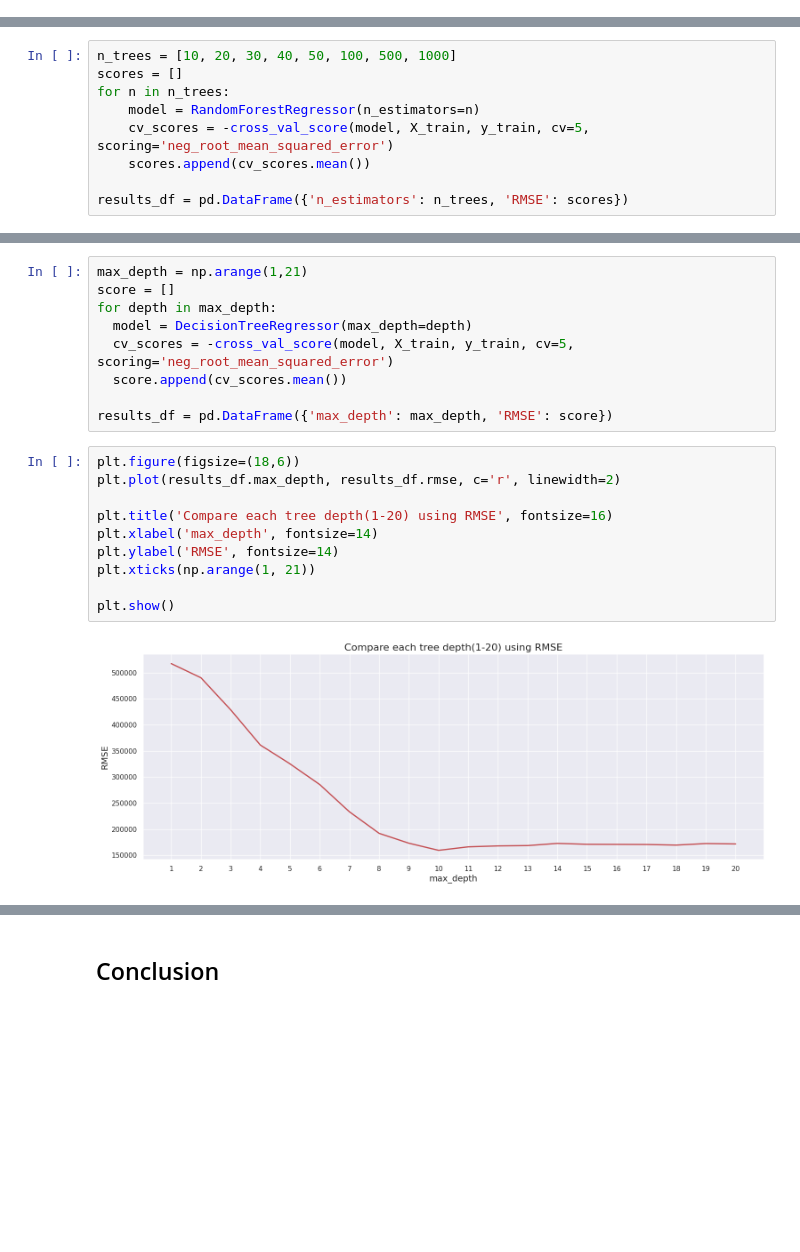
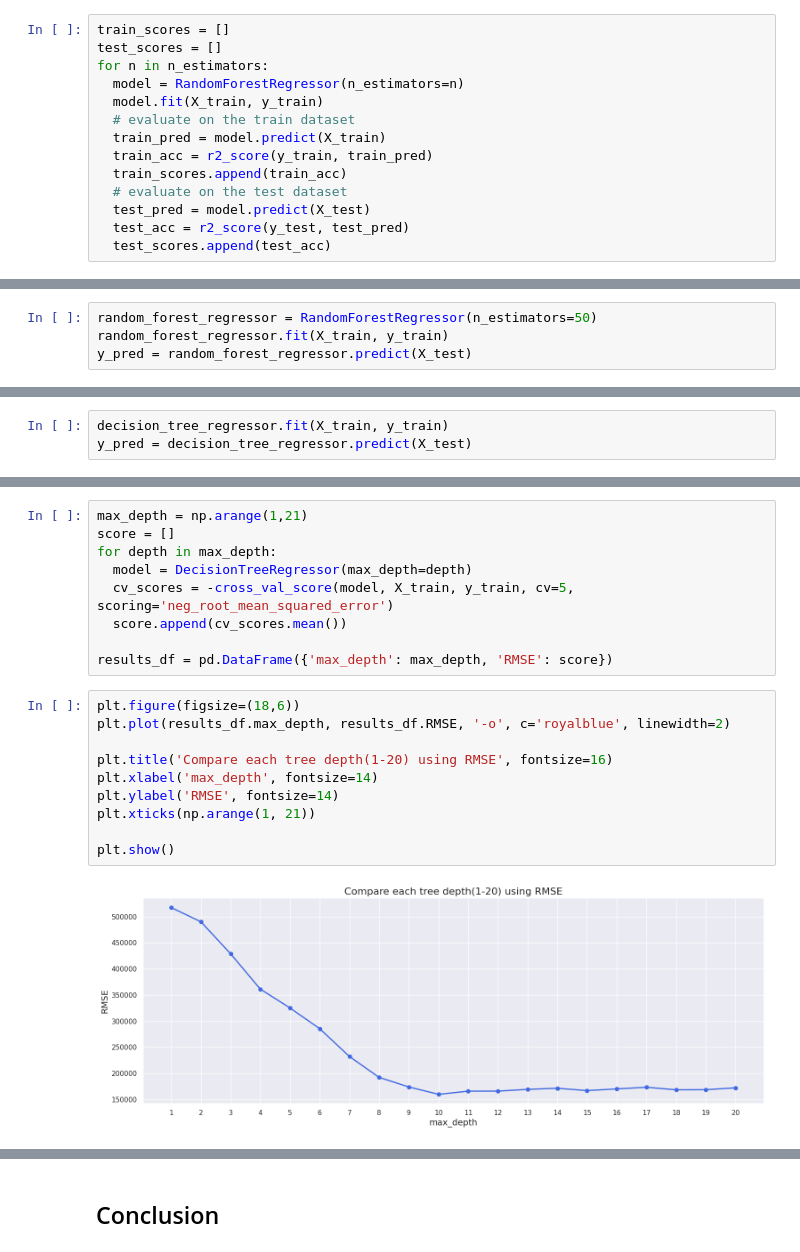
Before and after one commit to SatNichapon/DSI205_project, a Jupyter notebook: DSI205project.ipynb, the cells around one changed output, grey strips where cells are left out. Saved outputs shown, nothing was run; the diff lists cells and outputs as text; blank space fills up the shorter version.

```diff
--- a/DSI205project.ipynb
+++ b/DSI205project.ipynb
@@ -544,0 +607,14 @@ RandomForestRegressor()
+# %%
+train_scores = []
+test_scores = []
+for n in n_estimators:
+  model = RandomForestRegressor(n_estimators=n)
+  model.fit(X_train, y_train)
+  # evaluate on the train dataset
+  train_pred = model.predict(X_train)
+  train_acc = r2_score(y_train, train_pred)
+  train_scores.append(train_acc)
+  # evaluate on the test dataset
+  test_pred = model.predict(X_test)
+  test_acc = r2_score(y_test, test_pred)
+  test_scores.append(test_acc)
@@ -545,14 +646,9 @@ RandomForestRegressor()
+# %%
+random_forest_regressor = RandomForestRegressor(n_estimators=50)
+random_forest_regressor.fit(X_train, y_train)
+y_pred = random_forest_regressor.predict(X_test)
 # %%
 plot_ypred_vs_ytest(random_forest_regressor)
 # %% [output]
 [figure]
 [figure]
-# %%
-n_trees = [10, 20, 30, 40, 50, 100, 500, 1000]
-scores = []
-for n in n_trees:
-    model = RandomForestRegressor(n_estimators=n)
-    cv_scores = -cross_val_score(model, X_train, y_train, cv=5, scoring='neg_root_mean_squared_error')
-    scores.append(cv_scores.mean())
-
-results_df = pd.DataFrame({'n_estimators': n_trees, 'RMSE': scores})
@@ -579,3 +663,6 @@ plot_ypred_vs_ytest(decision_tree_regressor)
+# %%
+decision_tree_regressor.fit(X_train, y_train)
+y_pred = decision_tree_regressor.predict(X_test)
 # %%
 plt.figure(figsize=(30, 12))
 plot_tree(decision_tree_regressor, max_depth=2, feature_names = list(X.columns), filled=True)
@@ -594,13 +681,13 @@ for depth in max_depth:
 results_df = pd.DataFrame({'max_depth': max_depth, 'RMSE': score})
 # %%
 plt.figure(figsize=(18,6))
-plt.plot(results_df.max_depth, results_df.rmse, c='r', linewidth=2)
+plt.plot(results_df.max_depth, results_df.RMSE, '-o', c='royalblue', linewidth=2)
 
 plt.title('Compare each tree depth(1-20) using RMSE', fontsize=16)
 plt.xlabel('max_depth', fontsize=14)
 plt.ylabel('RMSE', fontsize=14)
 plt.xticks(np.arange(1, 21))
 
 plt.show()
 # %% [output]
-[figure, old version]
+[figure, new version]
```
Also changed, not shown: parts of 65 cells of this notebook.
